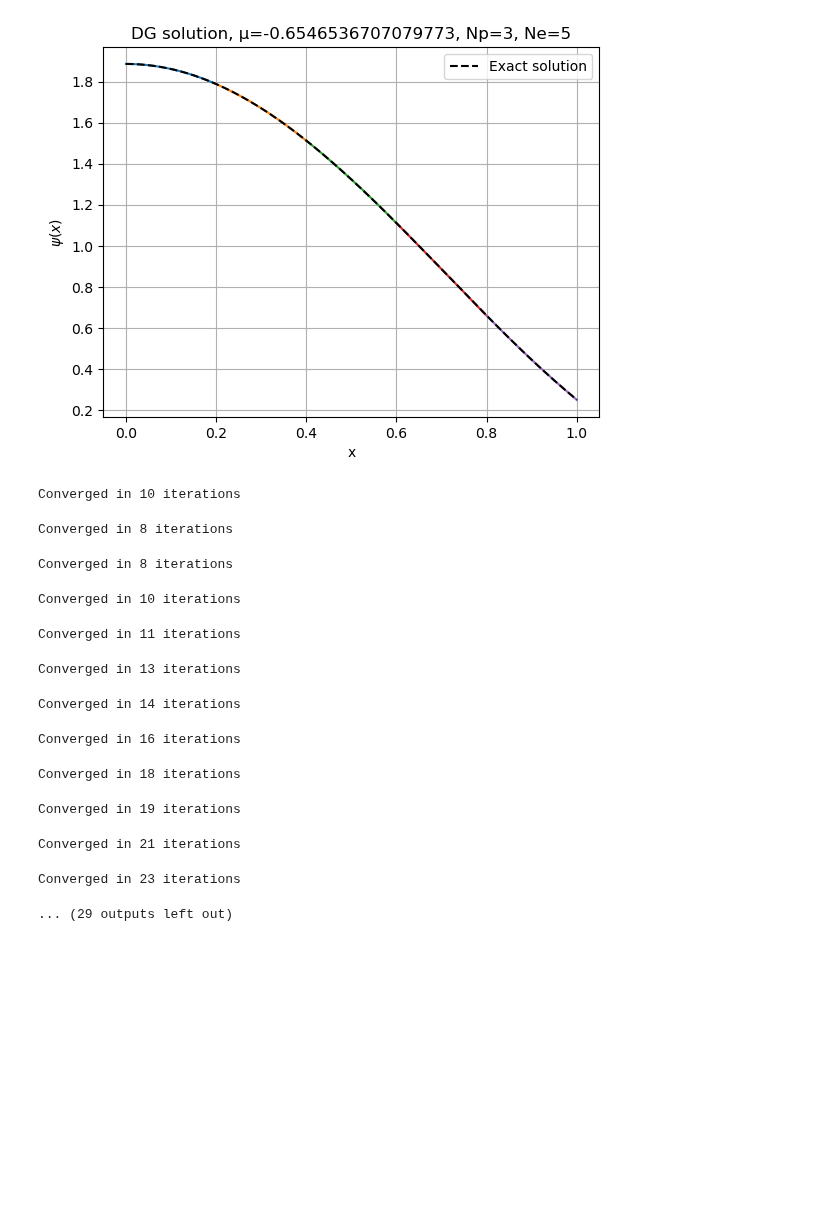
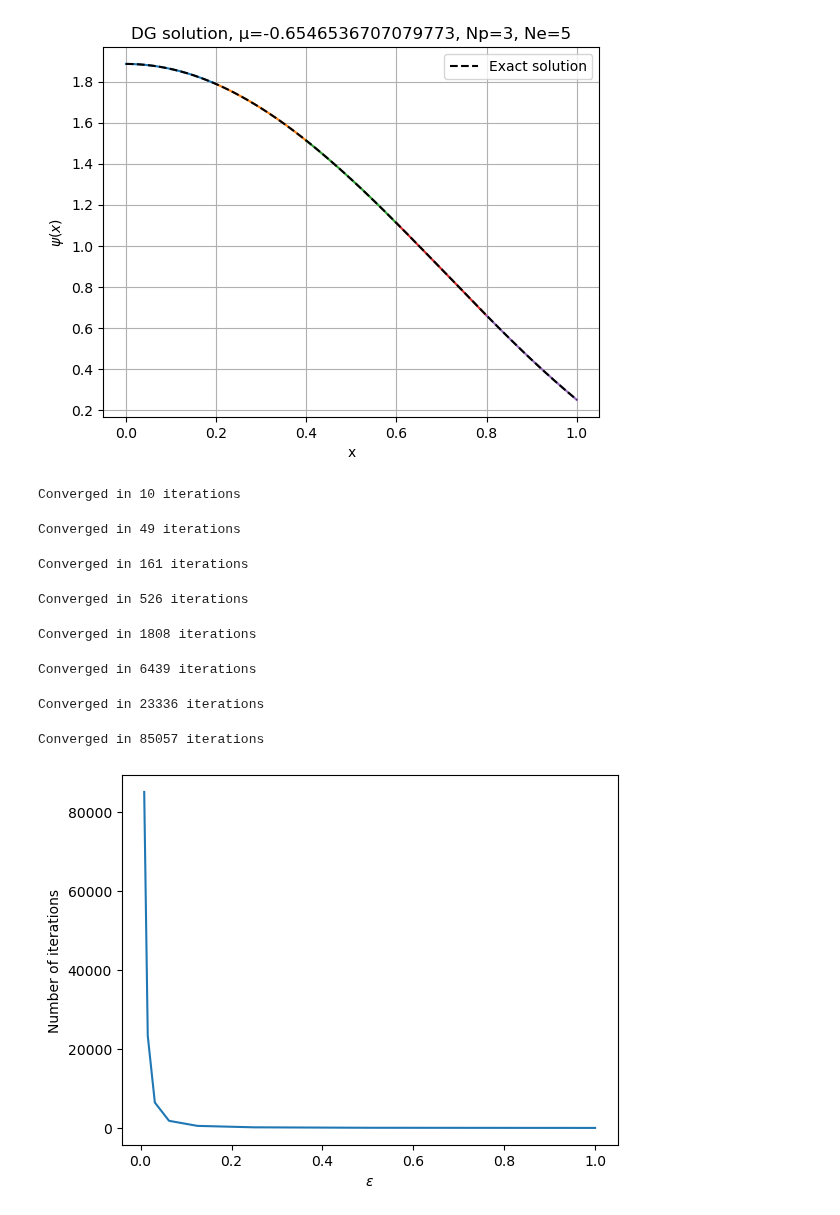
Before and after one commit to jpgallagher1/PIMS-GroupB, a Jupyter notebook: main.ipynb, the cells around one changed output. Drawn from its saved outputs; the diff is of its cells as text; code cells hidden in the pictures; blank space fills up the shorter version.

```diff
--- a/main.ipynb
+++ b/main.ipynb
@@ -71,45 +71,41 @@ L2  : 0.0003171757385498243
 Linf: 0.0009116424741265616
 [figure]
 # %%
-εs = np.arange(1, 0, -0.025)
+εs = [1*0.5**i for i in range(8)]
 n_iter = []
 for ε in εs:
     # Parameters for the transport problem
     ψ_MMS  = lambda x,μ: (μ**2)*((x**2 +1) + 3.4*np.cos(2*x)) # Manufactured solution
     σ_t    = lambda x: x**3 + 1
     σ_a    = lambda x: x**2 + 1
     source = lambda x,μ: (μ**3)/ε * (2*x - 6.8*np.sin(2*x)) + (σ_t(x)/ε**2 * ψ_MMS(x,μ)) \
                     - (σ_t(x)/ε - ε*σ_a(x)) / (3*ε) * ((x**2 +1) + 3.4*np.cos(2*x))
     inflow = lambda x,μ: ψ_MMS(x,μ)
 
     # Mesh parameters
     Np = 3                      # Legendre polynomials per element (basis size)
     Nμ = 5                      # Legendre polynomials per element (basis size)
     xs = np.linspace(0, 1, 6) # Mesh points / element boundaries
 
     # Solve
     ψ_weights_all, μs, t = transport_direct_solve_diffusive(σ_t, σ_a, ε, source, inflow, Np, Nμ, xs,
-                                                        max_iter=int(1e4), tol=1e-10)
+                                                        max_iter=int(1e5), tol=1e-10)
     n_iter.append(t)
 
 plt.plot(εs, n_iter)
 plt.xlabel(r"$\epsilon$")
 plt.ylabel(r"Number of iterations")
 plt.show()
 # %% [output]
 Converged in 10 iterations
-Converged in 8 iterations
+Converged in 49 iterations
-Converged in 8 iterations
+Converged in 161 iterations
-Converged in 10 iterations
+Converged in 526 iterations
-Converged in 11 iterations
+Converged in 1808 iterations
-Converged in 13 iterations
+Converged in 6439 iterations
-Converged in 14 iterations
+Converged in 23336 iterations
-Converged in 16 iterations
+Converged in 85057 iterations
-Converged in 18 iterations
-Converged in 19 iterations
-Converged in 21 iterations
-Converged in 23 iterations
-... (29 outputs left out)
+[figure, added]
 # %%
 plt.plot(εs, n_iter)
 plt.xlabel(r"$\epsilon$")
```
Also changed, not shown: parts of 2 cells of this notebook, 2 other files.
